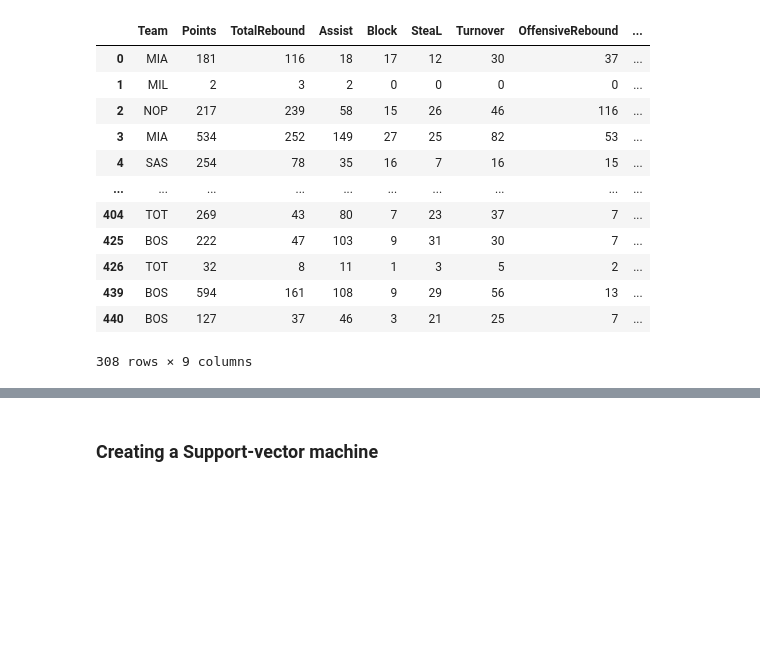
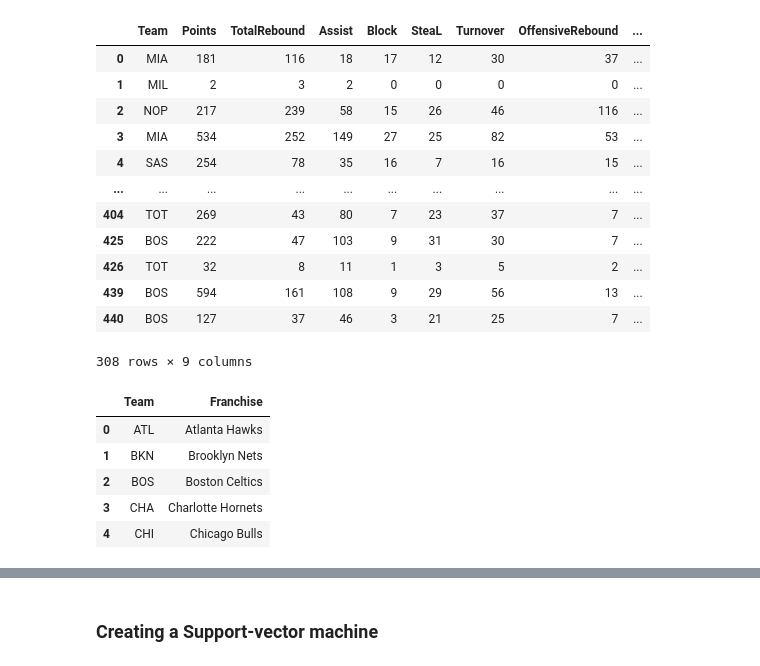
Before and after one commit to JmSambajon/group5-project, a Jupyter notebook: Simple Model for Segment 1.ipynb, the cells around one changed output, grey strips where cells are left out. Cells and saved outputs as stored; diff of their text form; code cells hidden in the pictures; blank space fills up the shorter version.

```diff
--- a/Simple Model for Segment 1.ipynb
+++ b/Simple Model for Segment 1.ipynb
@@ -141,5 +141,12 @@ df2.head(10)
 308 rows × 9 columns
 # %%
 # Read in dataframe
-df = pd.read_csv("individual_player_stats.csv", encoding='ISO-8859-1')
+df = pd.read_csv("Team_abbreviations.csv", encoding='ISO-8859-1')
 df.head()
+# %% [output]
+|  | Team | Franchise |
+| 0 | ATL | Atlanta Hawks |
+| 1 | BKN | Brooklyn Nets |
+| 2 | BOS | Boston Celtics |
+| 3 | CHA | Charlotte Hornets |
+| 4 | CHI | Chicago Bulls |
```
Also changed, not shown: parts of 3 cells of this notebook.
